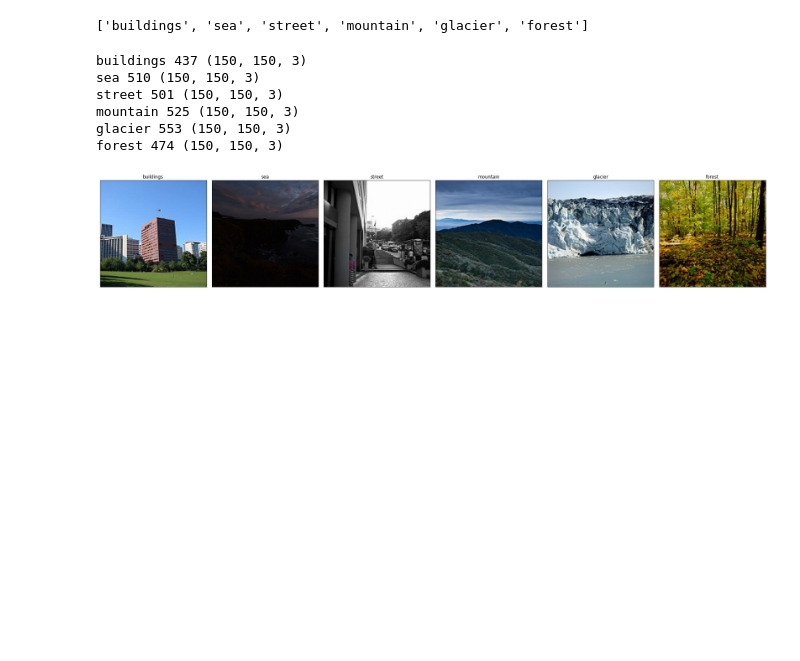
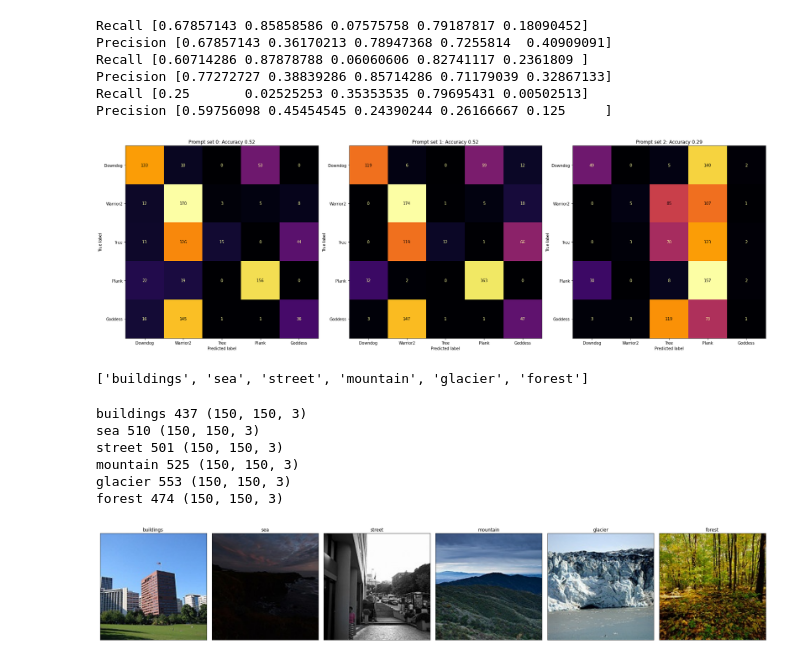
Before and after one commit to dylanv/clipsperiments, a Jupyter notebook: notebooks/clip_one_shot.ipynb, the cells around one changed output. Drawn from its saved outputs; the diff is of its cells as text; code cells hidden in the pictures; blank space fills up the shorter version.

```diff
--- a/notebooks/clip_one_shot.ipynb
+++ b/notebooks/clip_one_shot.ipynb
@@ -76,6 +40,7 @@ Goddess 199 (240, 320, 3)
 # %%
-device = "cuda"
+device = "cuda" if torch.cuda.is_available() else "cpu"
 model = CLIPModel.from_pretrained("openai/clip-vit-base-patch32")
 processor = CLIPProcessor.from_pretrained("openai/clip-vit-base-patch32")
 model.to(device)
+processor.feature_extractor
 # %% [output]
@@ -165,3 +93,24 @@ Avg accuracy: 0.2970850059944917
+# %%
+prompt_set2 = [["a photo of " + prompt for prompt in p] for p in prompt_set]
+fig, axes = plt.subplots(1, 3, figsize=(24, 8))
+for idx, prompts in enumerate(prompt_set2):
+    preds, labels = evaluate_prompt_set_for_classes(model, processor, yoga_classes, prompts)
+    recall = recall_score(labels, preds, average=None)
+    precision = precision_score(labels, preds, average=None)
+    accuracy = accuracy_score(labels, preds)
+    print("Recall", recall)
+    print("Precision", precision)
+    ConfusionMatrixDisplay.from_predictions(labels, preds, display_labels=list(yoga_classes.keys()), ax=axes[idx], colorbar=False, cmap="inferno")
+    axes[idx].set_title(f"Prompt set {idx}: Accuracy {accuracy:.2f}")
+fig.tight_layout()
+# %% [output]
+Recall [0.67857143 0.85858586 0.07575758 0.79187817 0.18090452]
+Precision [0.67857143 0.36170213 0.78947368 0.7255814  0.40909091]
+Recall [0.60714286 0.87878788 0.06060606 0.82741117 0.2361809 ]
+Precision [0.77272727 0.38839286 0.85714286 0.71179039 0.32867133]
+Recall [0.25       0.02525253 0.35353535 0.79695431 0.00502513]
+Precision [0.59756098 0.45454545 0.24390244 0.26166667 0.125     ]
+[figure, added]
 # %%
 intel_dl_path = Path("./intel")
 # api.dataset_download_files('puneet6060/intel-image-classification', path=intel_dl_path, quiet=False, unzip=True)
```
Also changed, not shown: parts of 11 cells of this notebook, 3 other files.
